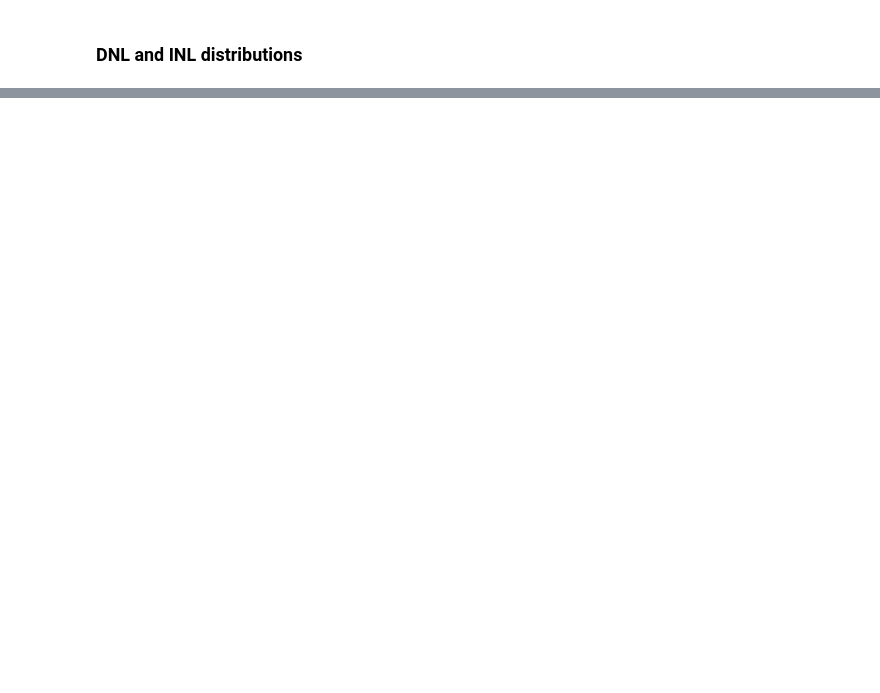
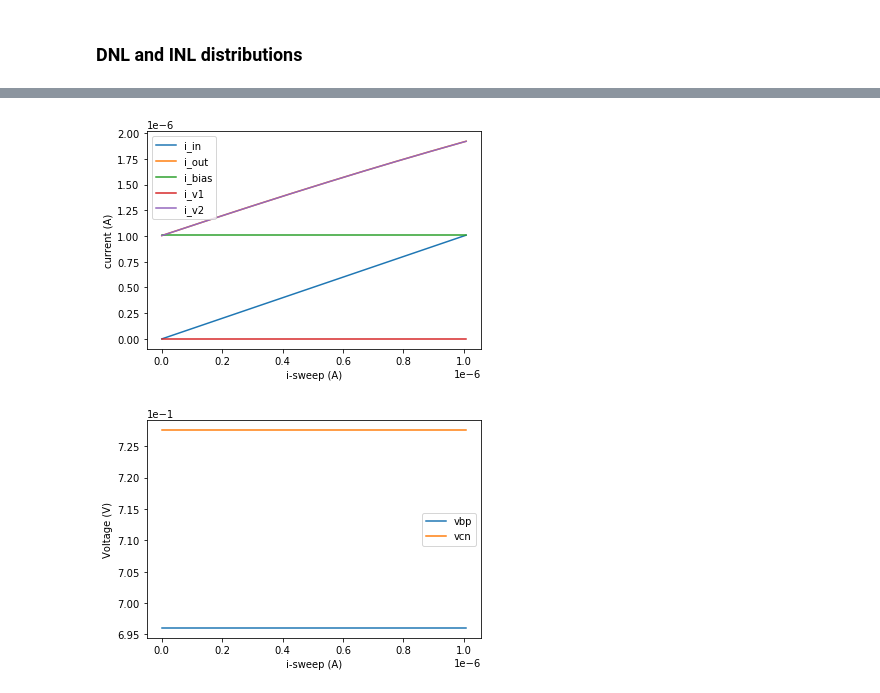
Before and after one commit to wFairmanOlin/madvlsi_proj_4, a Jupyter notebook: analysis.ipynb, the cells around one changed output, grey strips where cells are left out. Saved outputs shown, nothing was run; the diff lists cells and outputs as text; code cells hidden in the pictures; blank space fills up the shorter version.

```diff
--- a/analysis.ipynb
+++ b/analysis.ipynb
@@ -139,0 +156,27 @@ plt.show()
+# %%
+
+
+import pandas as pd
+import numpy as np
+from matplotlib import pyplot as plt
+
+# load data
+data = pd.read_csv("data/iout_mirror1.txt", sep=" +", engine='python')
+data.columns = ["isweep", "i_in", "i_out", "i_bias","i_v1", "i_v2", "vbp", "vcn"]
+
+data.plot("isweep", ["i_in", "i_out", "i_bias","i_v1", "i_v2"])
+plt.xlabel("i-sweep (A)")
+plt.ylabel("current (A)")
+plt.ticklabel_format(style='sci', axis='y', scilimits=(0,0))
+plt.ticklabel_format(style='sci', axis='x', scilimits=(0,0))
+plt.show()
+
+data.plot("isweep", ["vbp", "vcn"])
+plt.xlabel("i-sweep (A)")
+plt.ylabel("Voltage (V)")
+plt.ticklabel_format(style='sci', axis='y', scilimits=(0,0))
+plt.ticklabel_format(style='sci', axis='x', scilimits=(0,0))
+plt.show()
+# %% [output]
+[figure, added]
+[figure, added]
```
Also changed, not shown: parts of 10 cells of this notebook, 14 other files.
